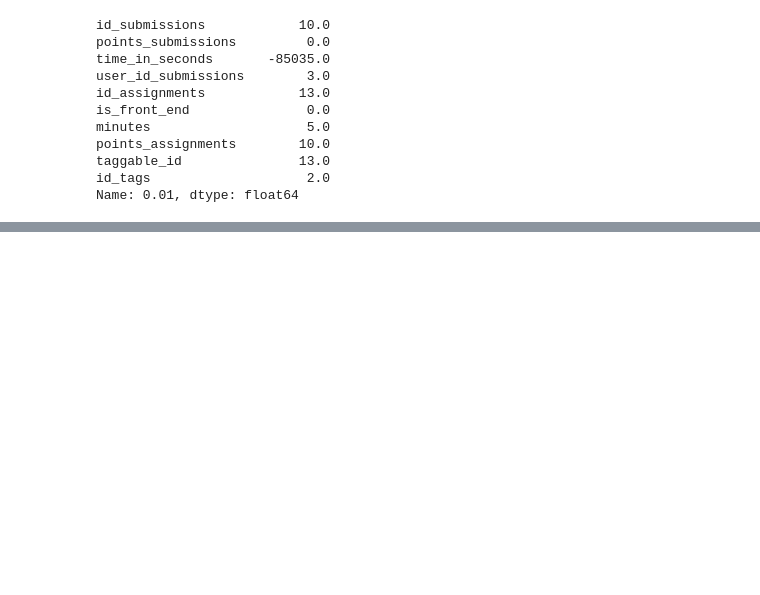
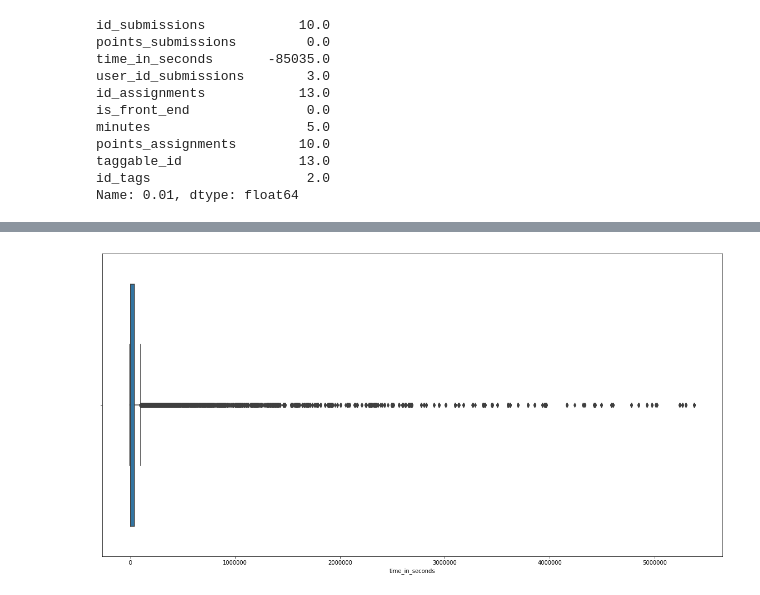
Before and after one commit to dctacademy/rec-sys-2, a Jupyter notebook: dct-recsys-tf.ipynb, the cells around one changed output, grey strips where cells are left out. Drawn from its saved outputs; the diff is of its cells as text; code cells hidden in the pictures; blank space fills up the shorter version.

```diff
--- a/dct-recsys-tf.ipynb
+++ b/dct-recsys-tf.ipynb
@@ -166,0 +183,6 @@ plt.show()
+# %%
+plt.figure(figsize=(20, 10))
+sns.boxplot(x=user_submissions['time_in_seconds'])
+plt.show()
+# %% [output]
+[figure, added]
```
Also changed, not shown: parts of 29 cells of this notebook, 1 other file.
